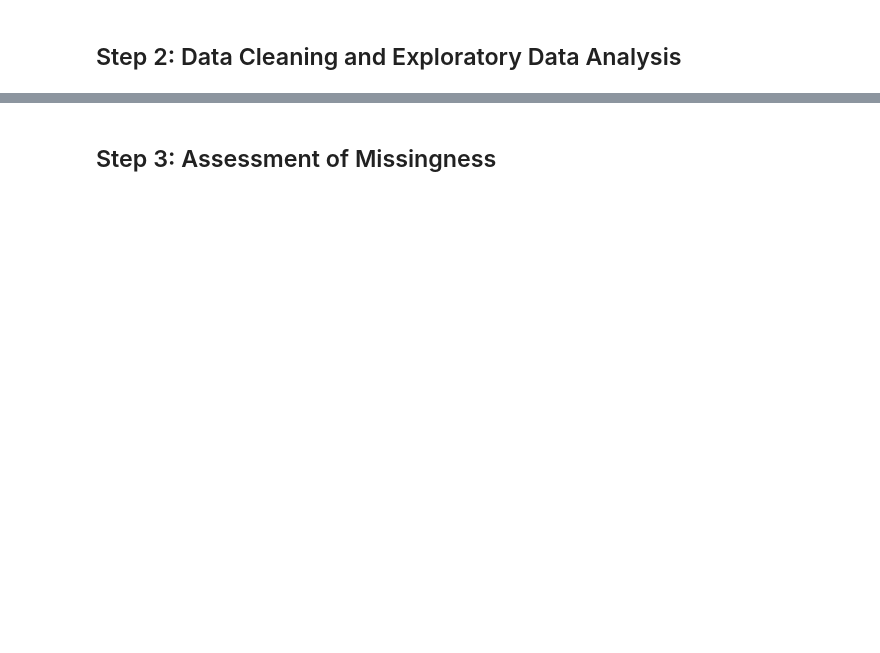
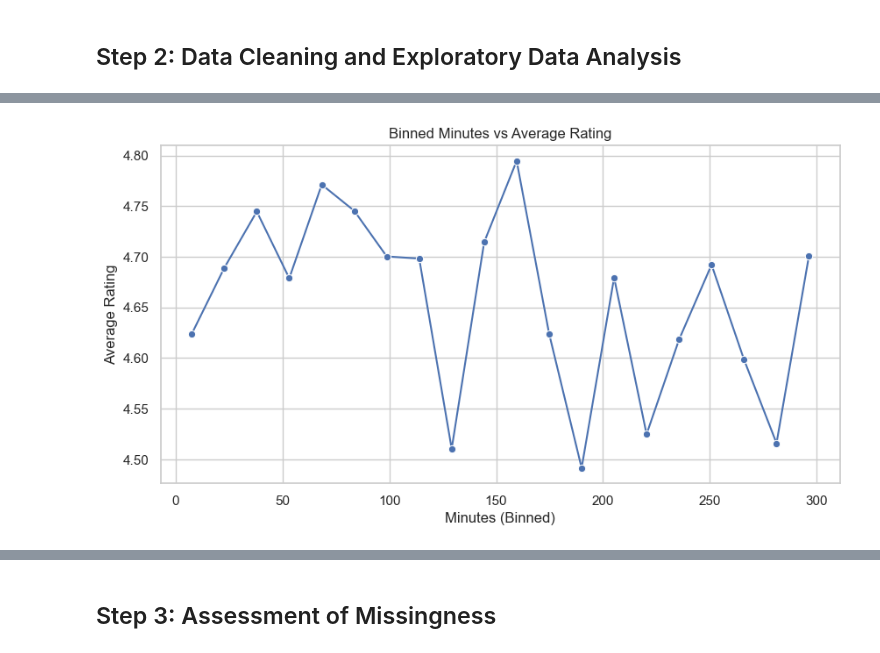
Before and after one commit to MEStevenson-7/DSC80-FinalProject, a Jupyter notebook: template.ipynb, the cells around one changed output, grey strips where cells are left out. Cells and saved outputs as stored; diff of their text form; code cells hidden in the pictures; blank space fills up the shorter version.

```diff
--- a/template.ipynb
+++ b/template.ipynb
@@ -41,0 +49,19 @@ recipes
+# %%
+# merge on left for recipes
+merged = recipes.merge(ratings, on='id', how='left')
+# change 0 ratings to np.nan
+merged.loc[merged['rating'] == 0, 'rating'] = np.nan
+
+# average rating
+avg_rating = merged.groupby('id')['rating'].mean().reset_index().rename(columns={'rating':'average rating'})
+df = merged.merge(avg_rating, on='id', how='left')
+
+# fix types
+df['submitted'] = pd.to_datetime(df['submitted'], format='%Y-%m-%d')
+df['tags'] = df['tags'].apply(lambda x: eval(x))
+df['nutrition'] = df['nutrition'].apply(lambda x: eval(x))
+df['steps'] = df['steps'].apply(lambda x: eval(x))
+df['ingredients'] = df['ingredients'].apply(lambda x: eval(x))
+df['date'] = pd.to_datetime(df['date'], format='%Y-%m-%d')
+df['rating'] = df['rating'].astype('Int8')
+df
@@ -41,0 +224,16 @@ recipes
+# %%
+# Bin minutes and calculate mean average_rating per bin
+df_binned = df[df['minutes'] < df['minutes'].quantile(0.95)].copy()
+df_binned['minutes_bin'] = pd.cut(df_binned['minutes'], bins=20)
+
+grouped = df_binned.groupby('minutes_bin')['average rating'].mean().reset_index()
+grouped['midpoint'] = grouped['minutes_bin'].apply(lambda x: x.mid)
+
+plt.figure(figsize=(10, 5))
+sns.lineplot(x='midpoint', y='average rating', data=grouped, marker='o')
+plt.title('Binned Minutes vs Average Rating')
+plt.xlabel('Minutes (Binned)')
+plt.ylabel('Average Rating')
+plt.show()
+# %% [output]
+[figure, added]
```
Also changed, not shown: parts of 31 cells of this notebook.
